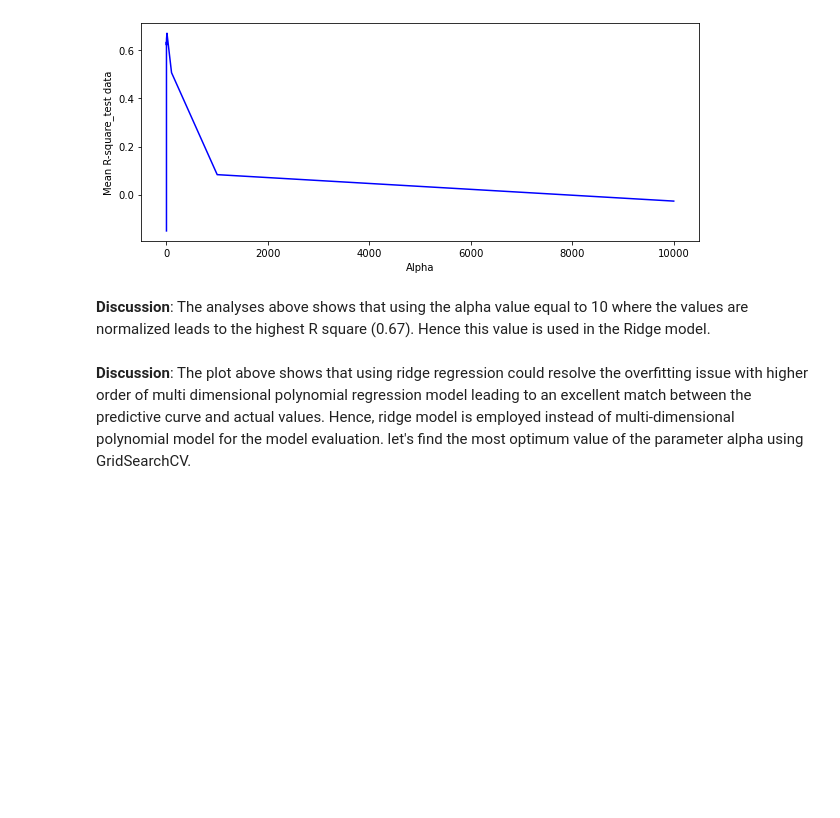
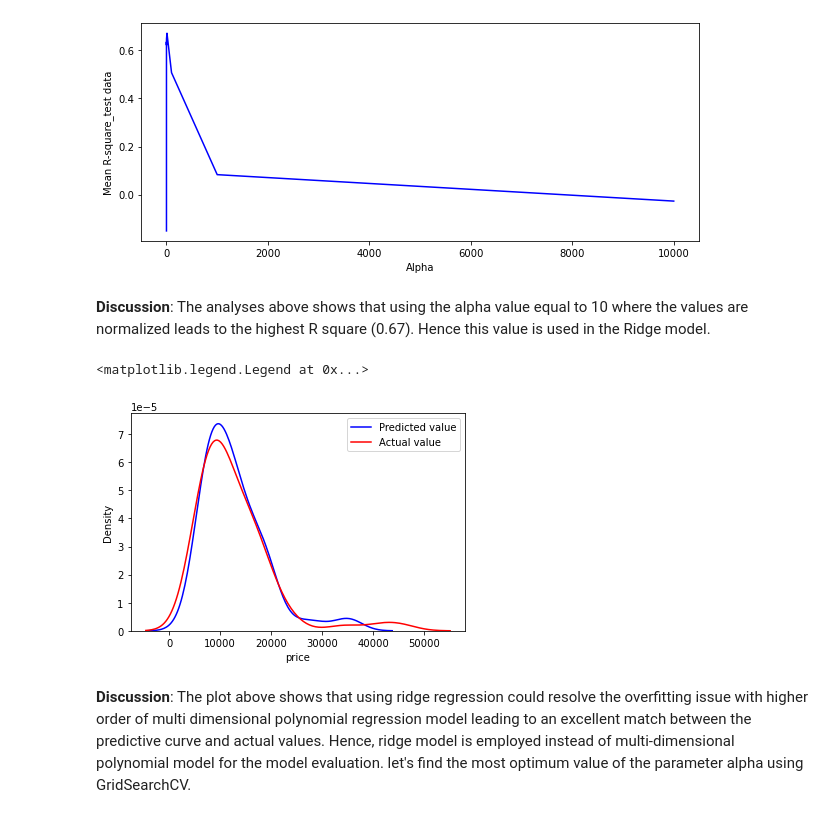
Before and after one commit to Farhad-Davaripour/Step_by_Step_Data_Analysis_Auto_Dataset, a Jupyter notebook: Code_Python.ipynb, the cells around one changed output. Cells and saved outputs as stored; diff of their text form; code cells hidden in the pictures; blank space fills up the shorter version.

```diff
--- a/Code_Python.ipynb
+++ b/Code_Python.ipynb
@@ -581,13 +582,11 @@ interactive(children=(IntSlider(value=3, description='deg', max=6, min=1), Outpu
 **Discussion**: Using the function interact, several orders of the polynomial model could be displayed by moving the above circle to the right and left. As presented before, the order of 4 leads to highest accuracy (R square) which is evident in the plot above.
 # %%
 # let's build the model with the degree of 4
-lm_1d_p = PolynomialFeatures(degree=4)
-lm_1d_lr= LinearRegression()
-x_train_1d_pr = lm_1d_p.fit_transform(x_train[['horsepower']])
-x_test_1d_pr = lm_1d_p.fit_transform(x_test[['horsepower']])
-lm_1d_lr.fit(x_train_1d_pr,y_train)
-print(f"The intercept is {round(lm_1d_lr.intercept_,3)}")
-print(f"The coefficients are {lm_1d_lr.coef_}")
+input = [('polynomial',PolynomialFeatures(degree=4)),('model',LinearRegression())]
+pipe_poly = Pipeline(input)
+pipe_poly.fit(x_train[['horsepower']],y_train)
+print(f"The intercept is {round(pipe_poly.named_steps['model'].intercept_,3)}")
+print(f"The coefficients are {pipe_poly.named_steps['model'].coef_}")
 # %% [output]
 The intercept is -11482.45
 The coefficients are [ 0.00000000e+00  4.94995562e+02 -4.76635324e+00  2.71252322e-02
@@ -598,12 +597,12 @@ The coefficients are [ 0.00000000e+00  4.94995562e+02 -4.76635324e+00  2.7125232
 %%capture --no-display
 ## Plotting the 1  dimensional polynomial regression model
 fig, ax = plt.subplots(1,2,figsize=(12,3))
-yhat_1d_pr = lm_1d_lr.predict(x_test_1d_pr)
+pipe_poly.fit(x_train[['horsepower']],y_train)
+yhat_1d_pr = pipe_poly.predict(x_test[['horsepower']])
 sns.lineplot(x_test['horsepower'], yhat_1d_pr,color='red',ax=ax[0])
 sns.scatterplot(x_test['horsepower'], y_test,color='lightblue',ax=ax[0])
 ax[0].set_title('Fig.1. Polynomial regression model')
 ## Distribution plot
-yhat_mlr = lm_mr.predict(x_test[cor_list])
 sns.distplot(y_test, hist=False,color='black',label="actual value",ax=ax[1])
 sns.distplot(yhat_1d_pr, hist=False,color='red',label="1-d polynomial euqation",ax=ax[1])
 ax[1].legend()
@@ -686,16 +683,19 @@ Text(0, 0.5, 'Mean R-square_test data')
 [figure]
 # %% [markdown]
 **Discussion**: The analyses above shows that using the alpha value equal to 10 where the values are normalized leads to the highest R square (0.67). Hence this value is used in the Ridge model.
-# %%
-%%capture --no-display
-deg = 3
-ridge_model = Ridge(alpha=10, normalize=True)
-x_data_ridge = PolynomialFeatures(degree=deg).fit_transform(x_train[cor_list])
-ridge_model.fit(x_data_ridge,y_train)
-yhat_ridge = ridge_model.predict(PolynomialFeatures(degree=deg).fit_transform(x_test[cor_list]))
-sns.distplot(yhat_ridge, hist=False, label='Predicted value', color='blue')
-sns.distplot(y_test, hist=False, label='Actual value', color='red')
-plt.legend()
+# %%
+%%capture --no-display
+deg = 3
+input_ridge = [('polynomial',PolynomialFeatures(degree=deg)),('model',Ridge(alpha=10, normalize=True))]
+pipe_ridge = Pipeline(input_ridge)
+pipe_ridge.fit(x_train[cor_list],y_train)
+yhat_ridge = pipe_ridge.predict(x_test[cor_list])
+sns.distplot(yhat_ridge, hist=False, label='Predicted value', color='blue')
+sns.distplot(y_test, hist=False, label='Actual value', color='red')
+plt.legend()
+# %% [output]
+<matplotlib.legend.Legend at 0x...>
+[figure, added]
 # %% [markdown]
 **Discussion**: The plot above shows that using ridge regression could resolve the overfitting issue with higher order of multi dimensional polynomial regression model leading to an excellent match between the predictive curve and actual values. Hence, ridge model is employed instead of multi-dimensional polynomial model for the model evaluation. let's find the most optimum value of the parameter alpha using GridSearchCV.
 # %% [markdown]
```
Also changed, not shown: parts of 8 cells of this notebook.
